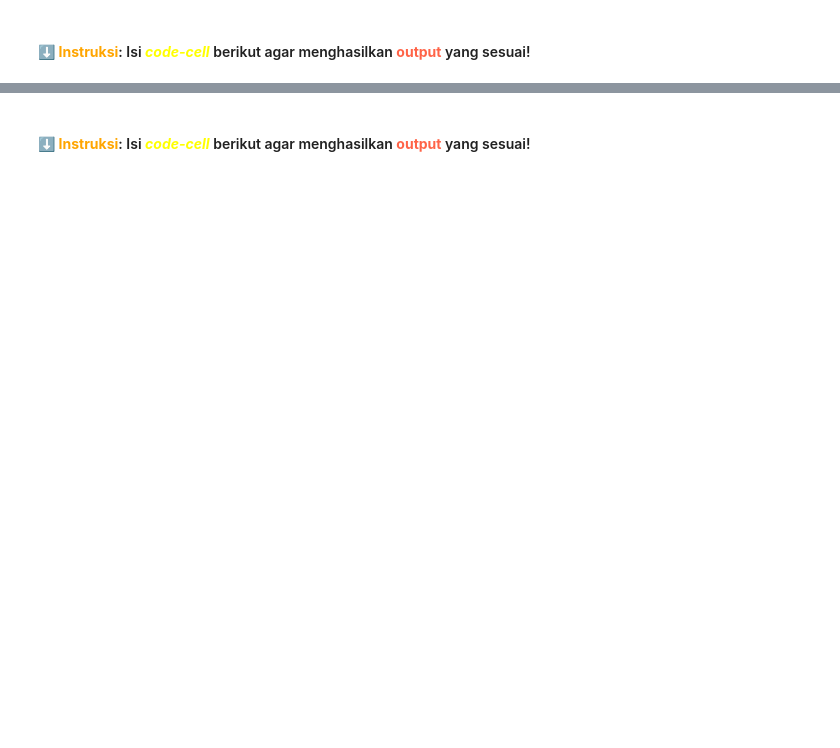
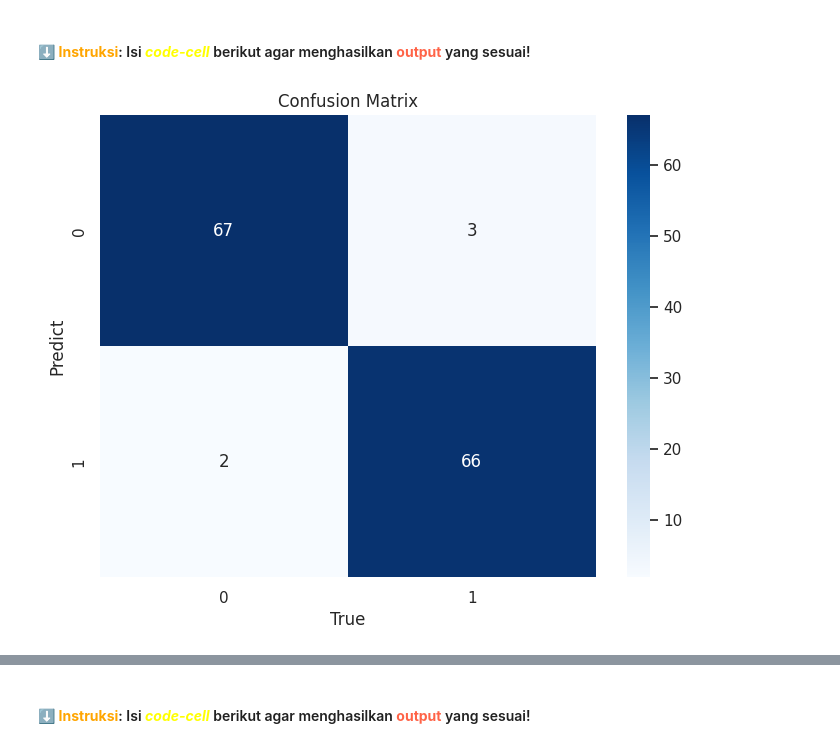
Before and after one commit to FitriAnggun/Workshop_BK, a Jupyter notebook: Another_copy_of_Workshop_DS_2024.ipynb, the cells around one changed output, grey strips where cells are left out. Cells and saved outputs as stored; diff of their text form; code cells hidden in the pictures; blank space fills up the shorter version.

```diff
--- a/Another_copy_of_Workshop_DS_2024.ipynb
+++ b/Another_copy_of_Workshop_DS_2024.ipynb
@@ -800,0 +890,10 @@ GaussianNB()
+# %%
+# Tampilkan evaluasi dari model yang sudah dioptimasi
+y_pred_nb_selected = selected_classifier_nb.predict(X_test_selected)
+
+# Evaluate the Gaussian NB model
+print("\nOptimized Gaussian NB Model:")
+accuracy_nb_selected = round(accuracy_score(y_test_selected, y_pred_nb_selected), 3)
+print("Accuracy:", accuracy_nb_selected)
+print("Classification Report:")
+print(classification_report(y_test_selected, y_pred_nb_selected))
@@ -809,3 +918,15 @@ GaussianNB()
+# %%
+# Tampilkan Confusion Matrix dari model yang sudah dioptimasi
+cm = confusion_matrix(y_test, y_pred_nb_selected)
+
+plt.figure(figsize=(8, 6))
+sns.heatmap(cm, annot=True, fmt="d", cmap="Blues")
+plt.title('Confusion Matrix')
+plt.xlabel('True')
+plt.ylabel('Predict')
+plt.show()
+# %% [output]
+[figure, added]
 # %% [markdown]
 <h4>⬆ <b>Expected <span style="color:tomato;">Output</span></b>:</h4>
 
```
Also changed, not shown: parts of 17 cells of this notebook.
